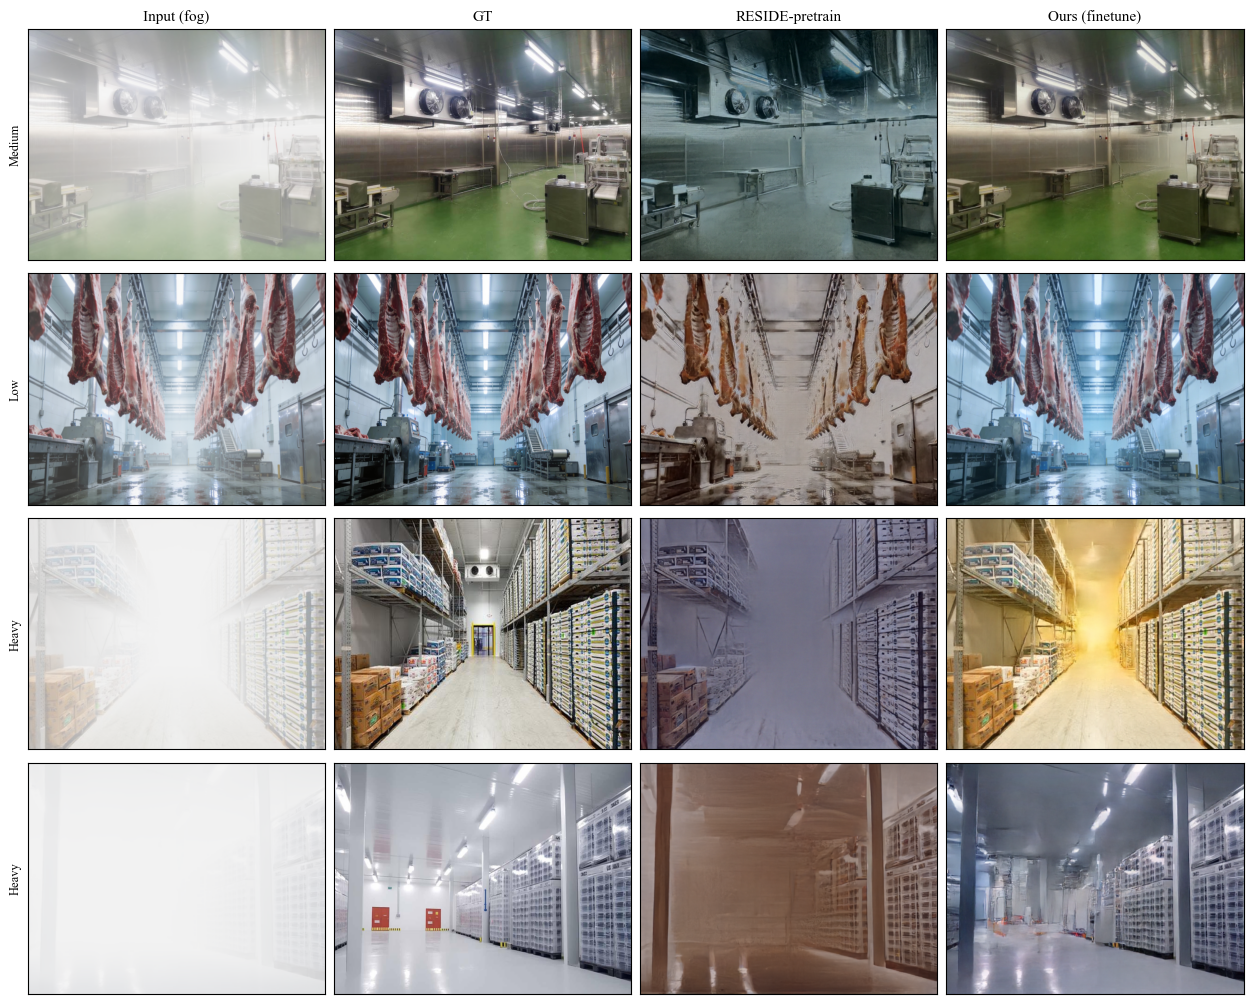
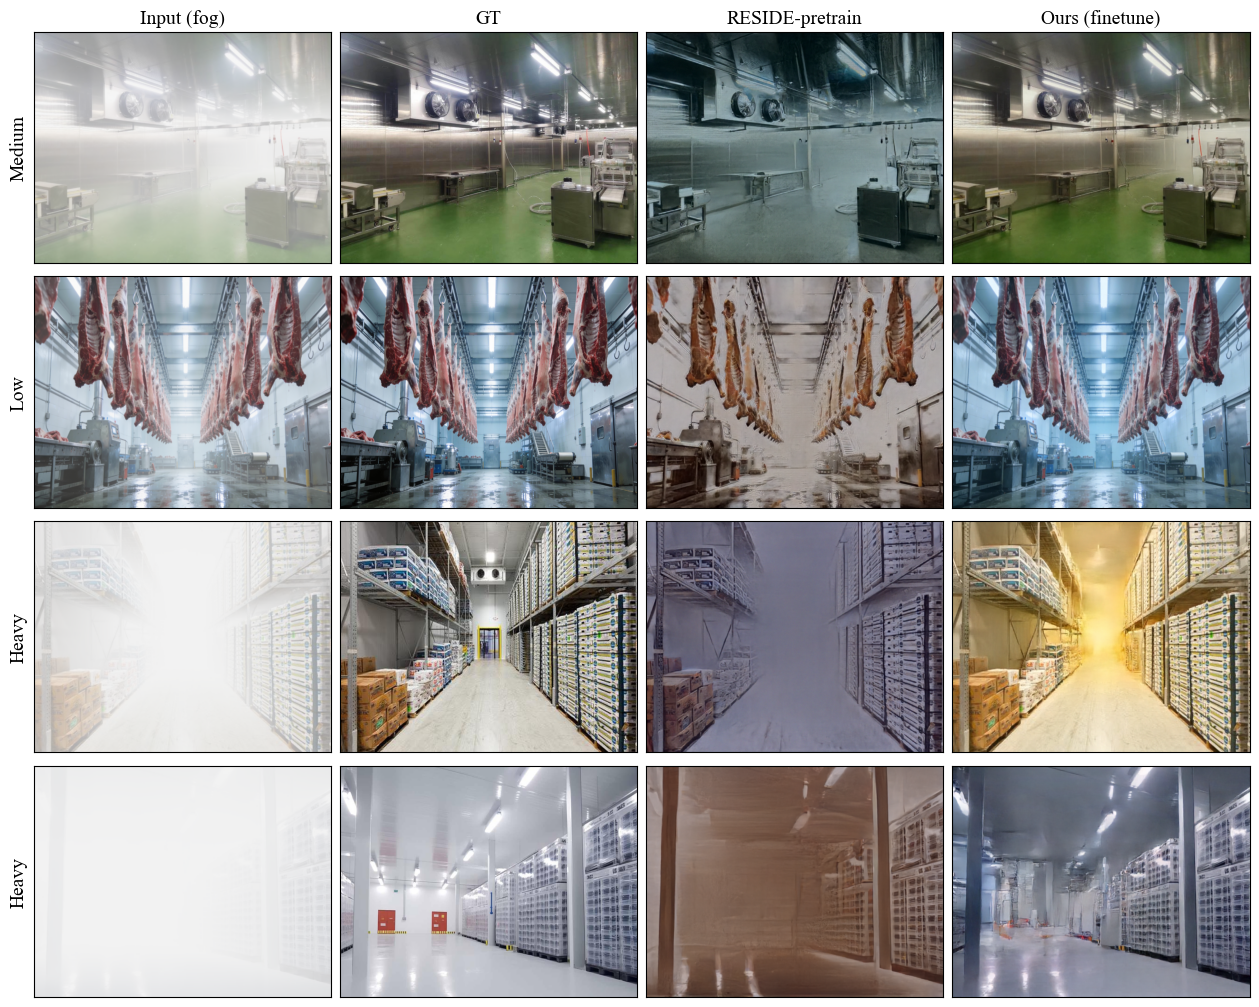
Unified diff of the notebook cell whose output changed from the first chart to the second:
--- before
+++ after
@@ -39,5 +39,5 @@
     col_titles = ["Input (fog)", "GT", "RESIDE-pretrain", "Ours (finetune)"]
     for ax, t in zip(axes[0], col_titles):
-        ax.set_title(t, fontsize=11)
+        ax.set_title(t, fontsize=14)
 
     for r, sample_i in enumerate(row_indices):
@@ -73,5 +73,5 @@
 
         # row_axes[0].set_ylabel(p["name"][:32] + ("…" if len(p["name"]) > 32 else ""), fontsize=8)
-        row_axes[0].set_ylabel(fog_density_label(p["name"]), fontsize=9)
+        row_axes[0].set_ylabel(fog_density_label(p["name"]), fontsize=14)
         for ax in row_axes:
             ax.set_xticks([])

Commit: :lipstick: 增大繪圖font size